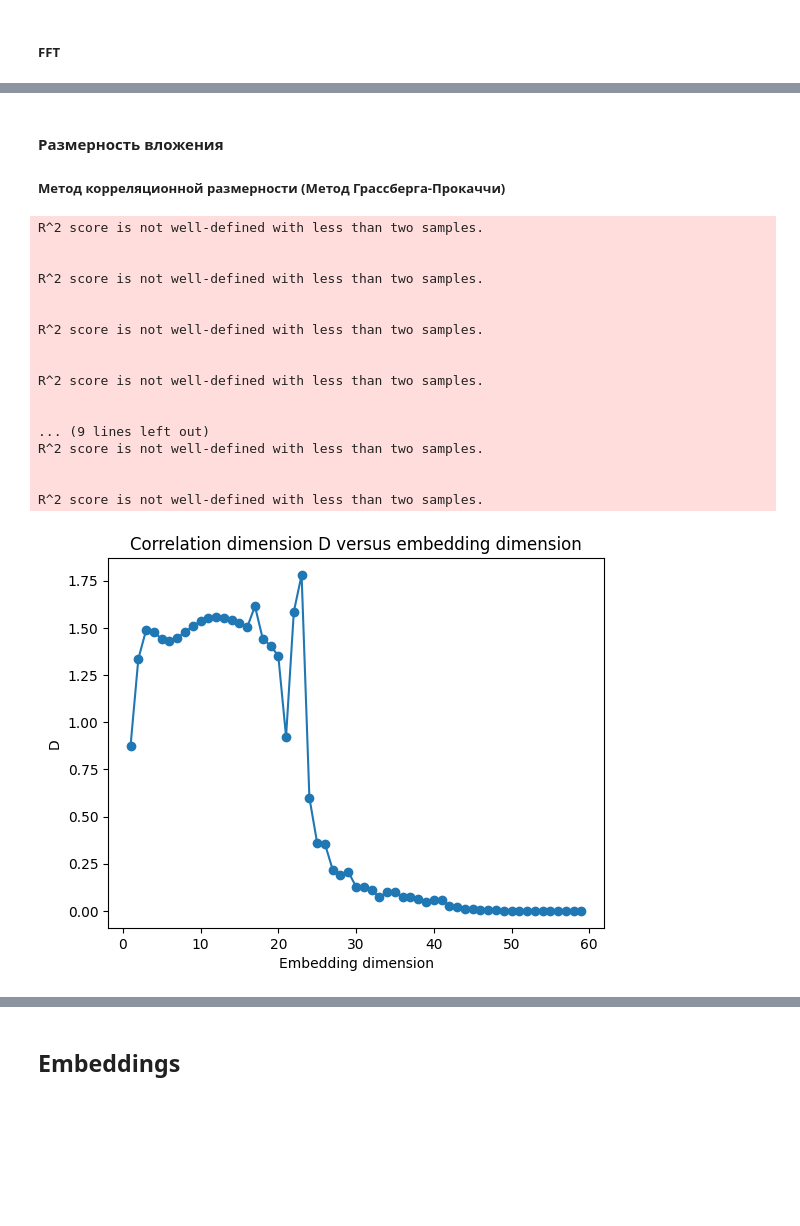
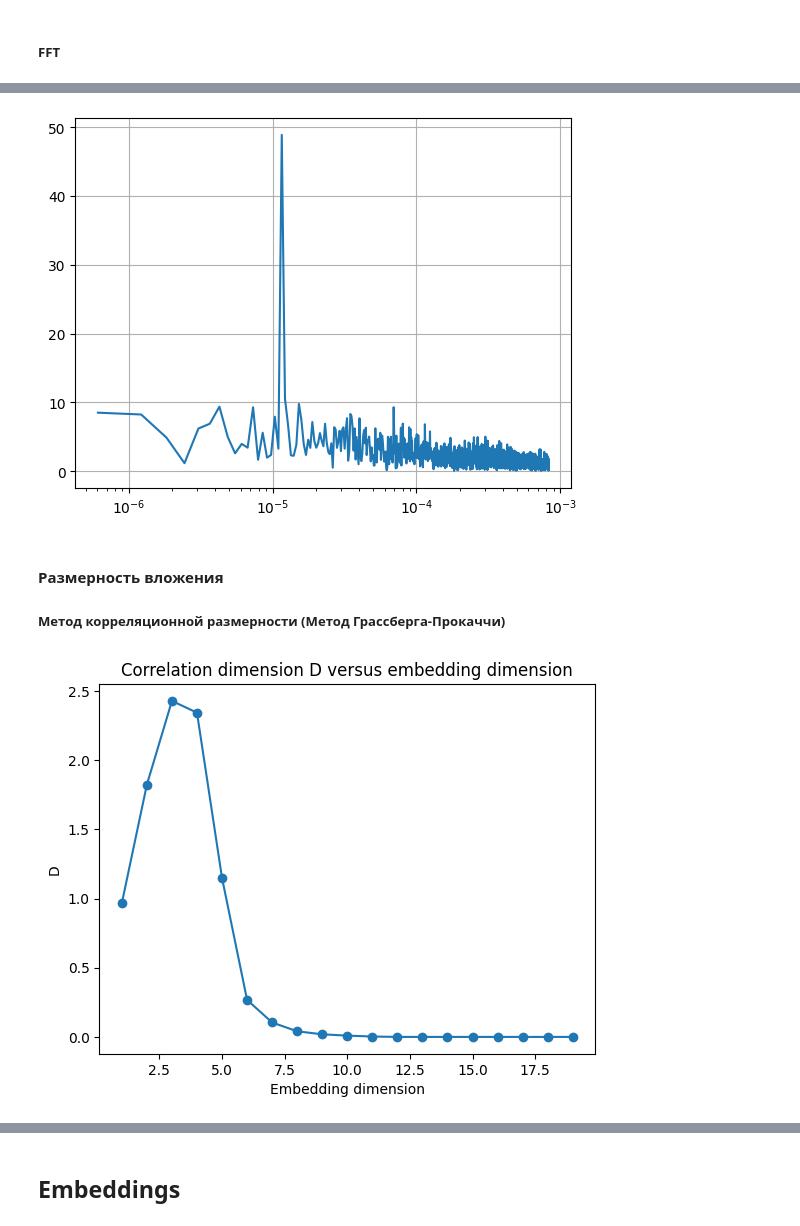
Before and after one commit to Felecort/TDA_Uni, a Jupyter notebook: src/0_topology-child-mind-institute.ipynb, the cells around one changed output, grey strips where cells are left out. Saved outputs shown, nothing was run; the diff lists cells and outputs as text; code cells hidden in the pictures; blank space fills up the shorter version.

```diff
--- a/src/0_topology-child-mind-institute.ipynb
+++ b/src/0_topology-child-mind-institute.ipynb
@@ -42,6 +42,6 @@ PATH = Path("../data")
 `enmo` - As calculated and described by the GGIR package, ENMO is the Euclidean Norm Minus One of all accelerometer signals, with negative values rounded to zero. While no standard measure of acceleration exists in this space, this is one of the several commonly computed features
 # %%
 # train_series = get_data_from_pq_to_pd(r'/kaggle/input/child-mind-institute-detect-sleep-states/train_series.parquet', 1)
-train_series = pd.read_csv(PATH / 'train_series.csv')
+train_series = pd.read_csv(PATH / 'resampled_dataset.csv')
 train_series.head()
 # %% [output]
@@ -54,5 +54,3 @@ train_series.head()
-# %%
-train_series.drop(["series_id", "Unnamed: 0", "step"], axis=1, inplace=True)
 # %%
 train_series["timestamp"] = pd.to_datetime(train_series["timestamp"])
 # %%
@@ -82,8 +83,8 @@ memory usage: 8.9 MB
 # %% [markdown]
 ## Временные ряды
 # %%
-anglez_series = train_series["anglez"].to_numpy()[1000:4000] # train_series[train_series.series_id == '038441c925bb'].anglez
-enmo_series = train_series["enmo"].to_numpy()[:2000]
+anglez_series = train_series["anglez"].to_numpy() # train_series[train_series.series_id == '038441c925bb'].anglez
+enmo_series = train_series["enmo"].to_numpy()
 # %%
 fig = go.Figure(data=go.Scatter(y=anglez_series))
 fig.update_layout(xaxis_title="Timestamp", yaxis_title="Anglez")
@@ -124,3 +131,15 @@ plt.show()
+# %%
+N = enmo_series.shape[0]
+SAMPLE_RATE = 1 / (train_series["timestamp"][1] - train_series["timestamp"][0]).total_seconds()
+
+yf = fft(enmo_series)[1:N//2]
+xf = fftfreq(N, d=1/SAMPLE_RATE)[1:N//2]
+plt.plot(xf, np.abs(yf))
+plt.xscale('log')
+plt.grid()
+plt.show()
+# %% [output]
+[figure, added]
 # %% [markdown]
 
 #### Размерность вложения
@@ -135,31 +154,14 @@ def get_corr_dims(data, dims: list[int]) -> list[int]:
     return corr_dims_list
 # %%
 # Calculates the correlation dimension with the Grassberger-Procaccia algorithm
-embd_dims_list = list(range(1, 60))
+embd_dims_list = list(range(1, 20))
 corr_dims = get_corr_dims(anglez_series, embd_dims_list)
 
 
 plt.plot(embd_dims_list, corr_dims, 'o-')
 plt.xlabel("Embedding dimension")
 plt.ylabel("D")
 plt.title("Correlation dimension D versus embedding dimension")
 plt.show()
 # %% [output]
-R^2 score is not well-defined with less than two samples.
-
-
-R^2 score is not well-defined with less than two samples.
-
-
-R^2 score is not well-defined with less than two samples.
-
-
-R^2 score is not well-defined with less than two samples.
-
-
-... (9 lines left out)
-R^2 score is not well-defined with less than two samples.
-
-
-R^2 score is not well-defined with less than two samples.
-[figure, old version]
+[figure, new version]
```
Also changed, not shown: parts of 21 cells of this notebook.
